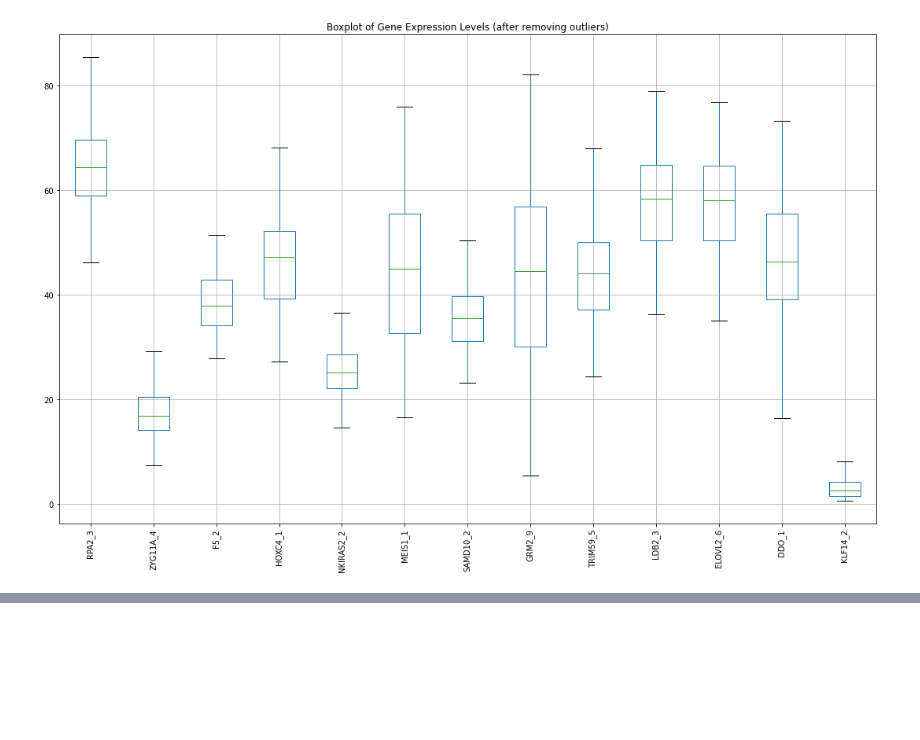
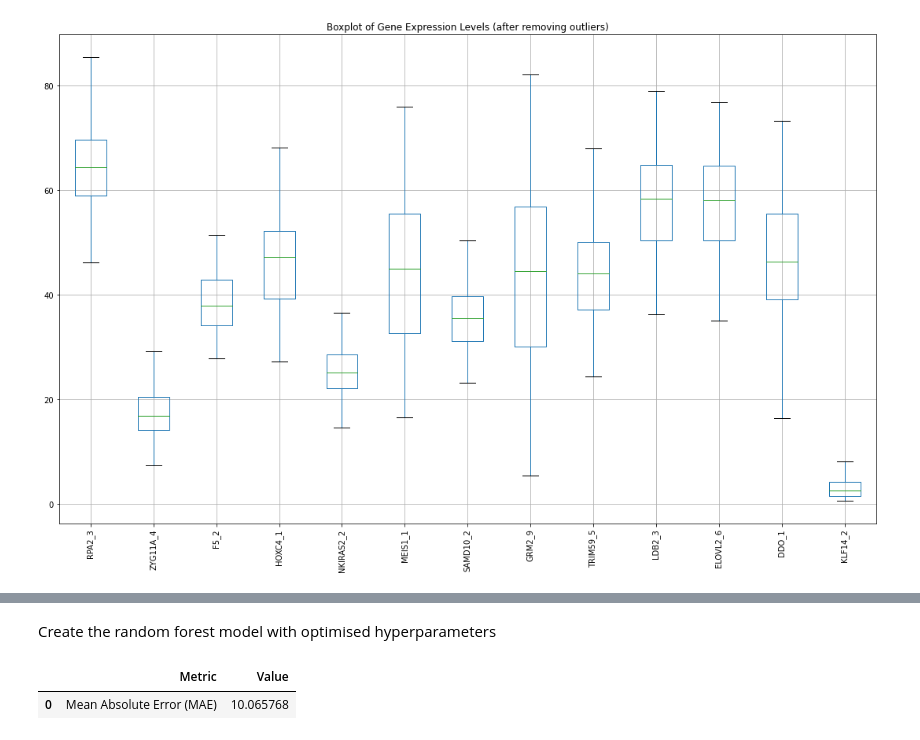
Before and after one commit to TC851/Data-Science-Ageing-process-Gene-expression, a Jupyter notebook: Ageing process Gene expression.ipynb, the cells around one changed output, grey strips where cells are left out. Cells and saved outputs as stored; diff of their text form; code cells hidden in the pictures; blank space fills up the shorter version.

```diff
--- a/Ageing process Gene expression.ipynb
+++ b/Ageing process Gene expression.ipynb
@@ -165,0 +167,25 @@ X_train, X_test, y_train, y_test = train_test_split(scaled_gene_df, y, test_size
+# %%
+rf_optimized_model = RandomForestRegressor(
+    n_estimators=100,
+    max_depth=None,
+    min_samples_leaf=4,
+    min_samples_split=10,
+    random_state=42
+)
+# %% [markdown]
+Create the random forest model with optimised hyperparameters
+# %%
+rf_optimized_model.fit(X_train, y_train)
+
+y_pred_optimized = rf_optimized_model.predict(X_test)
+
+mae_optimized = mean_absolute_error(y_test, y_pred_optimized)
+
+mae_optimized_df = pd.DataFrame({
+    'Metric': ['Mean Absolute Error (MAE)'],
+    'Value': [mae_optimized]
+})
+mae_optimized_df
+# %% [output]
+|  | Metric | Value |
+| 0 | Mean Absolute Error (MAE) | 10.065768 |
```
Also changed, not shown: parts of 8 cells of this notebook.
